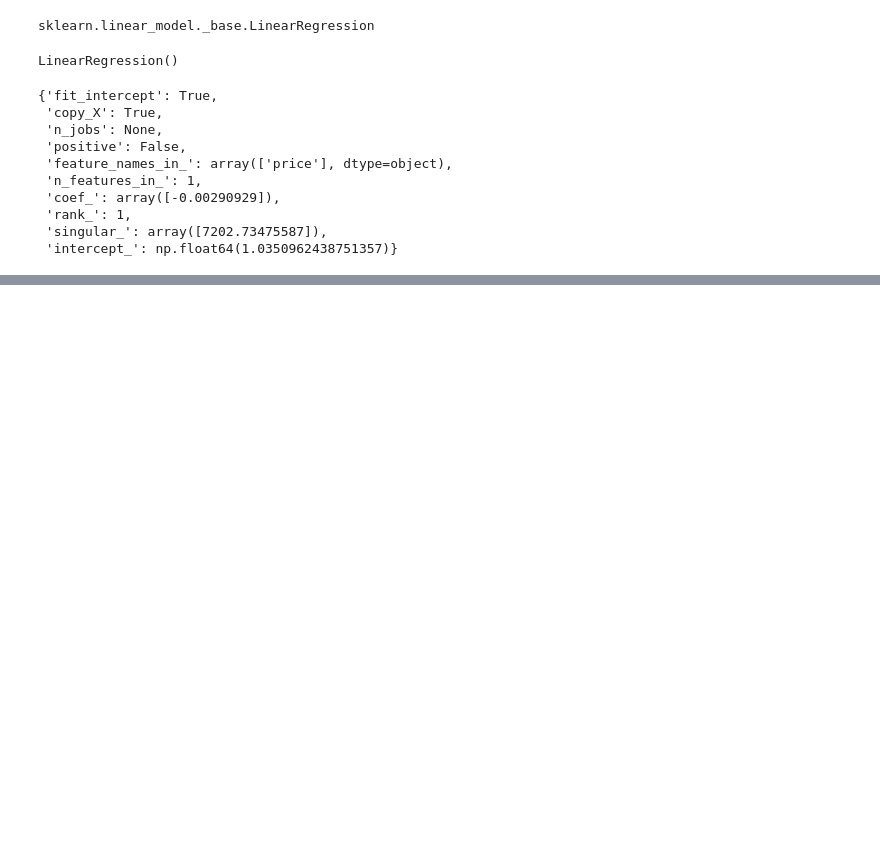
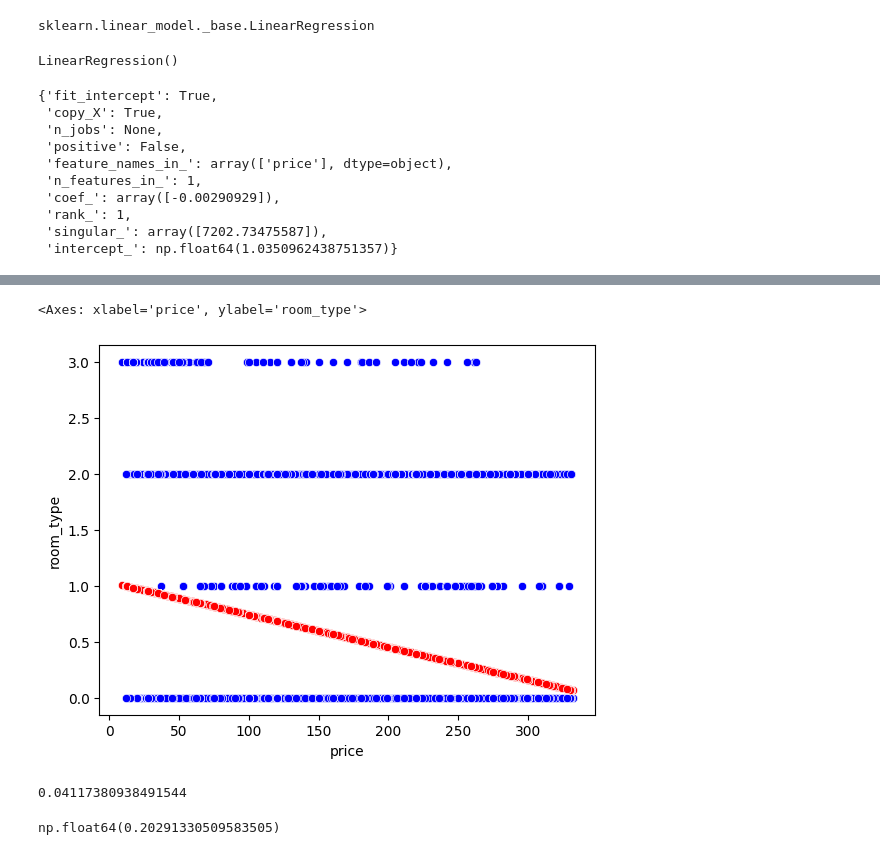
Before and after one commit to GabLopezAl/Regresion-Lineal-Simple-Y-Multiple, a Jupyter notebook: Codigo_Berlin.ipynb, the cells around one changed output, grey strips where cells are left out. Cells and saved outputs as stored; diff of their text form; code cells hidden in the pictures; blank space fills up the shorter version.

```diff
--- a/Codigo_Berlin.ipynb
+++ b/Codigo_Berlin.ipynb
@@ -108,0 +116,4 @@ model.__dict__
+# %%
+# Predecimos los valores de Tipo de habitacion a partir de la var price (nos da las predicciones, numero igual de filas)
+y_pred= model.predict(X=df_berlin[['price']])
+y_pred
@@ -108,0 +123,6 @@ model.__dict__
+# %%
+# Insertamos la columna de predicciones en el DataFrame, a un lado de la variable dependiente
+df_berlin.insert(15, 'Predicciones', y_pred)
+
+# Mostramos las predicciones junto a la variable a predecir
+df_berlin[["Predicciones", "room_type"]]
@@ -108,0 +143,19 @@ model.__dict__
+# %%
+# Visualizamos la grafica comparativa entre el total real y el total predecido
+sns.scatterplot(x='price', y='room_type', color="blue", data=df_berlin)
+sns.scatterplot(x='price', y='Predicciones', color="red", data=df_berlin)
+# %% [output]
+<Axes: xlabel='price', ylabel='room_type'>
+[figure, added]
+# %%
+# Corroboramos cual es el coeficiente de Determinacion de nuestro modelo
+coef_Deter = model.score(X=var_indep, y=var_dep)
+coef_Deter
+# %% [output]
+0.04117380938491544
+# %%
+# Corroboramos cual es el coeficiente de Correlacion de nuestro modelo
+coef_Correl = np.sqrt(coef_Deter)
+coef_Correl
+# %% [output]
+np.float64(0.20291330509583505)
```
Also changed, not shown: parts of 11 cells of this notebook.
